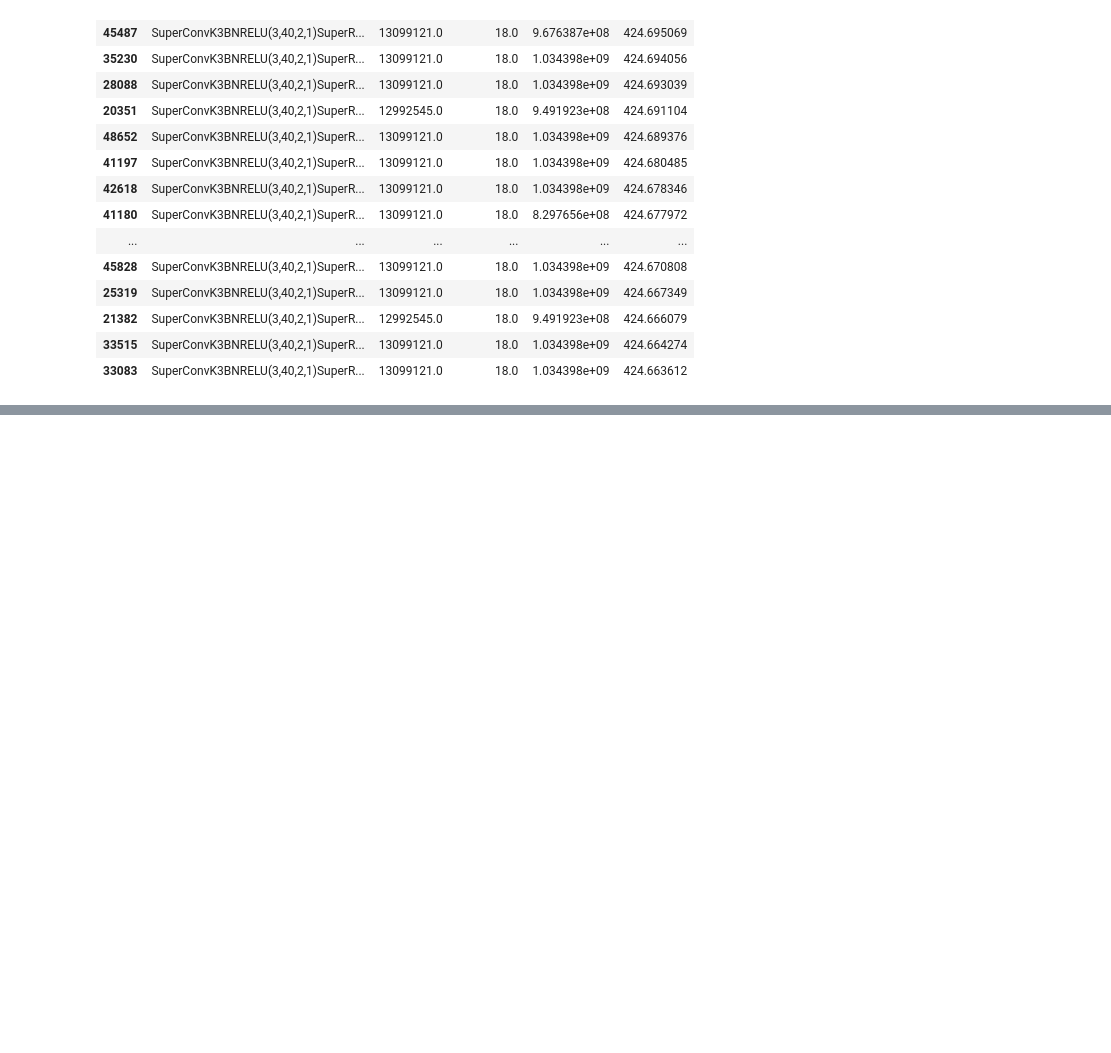
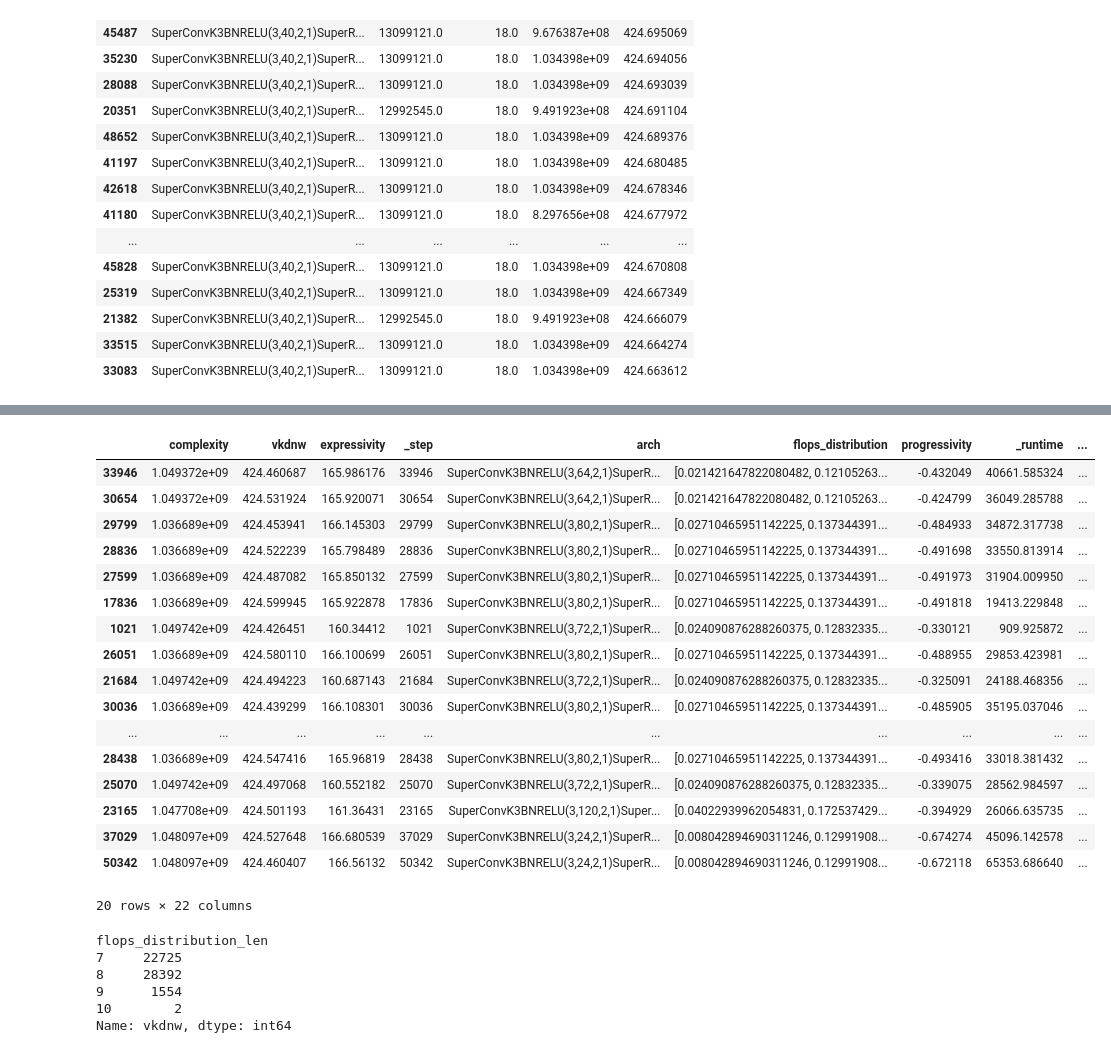
Before and after one commit to ondratybl/VKDNW, a Jupyter notebook: NB201/tss_choose_best.ipynb, the cells around one changed output, grey strips where cells are left out. Drawn from its saved outputs; the diff is of its cells as text; code cells hidden in the pictures; blank space fills up the shorter version.

```diff
--- a/NB201/tss_choose_best.ipynb
+++ b/NB201/tss_choose_best.ipynb
@@ -1278,0 +1375,21 @@ run[['net_str', 'model_size', 'num_layers', 'flops', 'score']].sort_values('scor
+# %%
+run_temp.sort_values('az_nas', ascending=False).head(20) # 'SuperConvK3BNRELU(3,64,2,1)SuperResIDWE1K7(64,48,2,72,1)SuperResIDWE1K7(48,160,2,96,2)SuperResIDWE4K3(160,160,2,96,5)SuperResIDWE4K7(160,288,2,232,4)SuperResIDWE1K7(288,240,1,344,4)SuperConvK1BNRELU(240,2048,1,1) # VKDNW_expert_b
+# %% [output]
+|  | complexity | vkdnw | expressivity | _step | arch | flops_distribution | progressivity | _runtime | ... |
+| 33946 | 1.049372e+09 | 424.460687 | 165.986176 | 33946 | SuperConvK3BNRELU(3,64,2,1)SuperR... | [0.021421647822080482, 0.12105263... | -0.432049 | 40661.585324 | ... |
+| 30654 | 1.049372e+09 | 424.531924 | 165.920071 | 30654 | SuperConvK3BNRELU(3,64,2,1)SuperR... | [0.021421647822080482, 0.12105263... | -0.424799 | 36049.285788 | ... |
+| 29799 | 1.036689e+09 | 424.453941 | 166.145303 | 29799 | SuperConvK3BNRELU(3,80,2,1)SuperR... | [0.02710465951142225, 0.137344391... | -0.484933 | 34872.317738 | ... |
+| 28836 | 1.036689e+09 | 424.522239 | 165.798489 | 28836 | SuperConvK3BNRELU(3,80,2,1)SuperR... | [0.02710465951142225, 0.137344391... | -0.491698 | 33550.813914 | ... |
+| 27599 | 1.036689e+09 | 424.487082 | 165.850132 | 27599 | SuperConvK3BNRELU(3,80,2,1)SuperR... | [0.02710465951142225, 0.137344391... | -0.491973 | 31904.009950 | ... |
+| 17836 | 1.036689e+09 | 424.599945 | 165.922878 | 17836 | SuperConvK3BNRELU(3,80,2,1)SuperR... | [0.02710465951142225, 0.137344391... | -0.491818 | 19413.229848 | ... |
+| 1021 | 1.049742e+09 | 424.426451 | 160.34412 | 1021 | SuperConvK3BNRELU(3,72,2,1)SuperR... | [0.024090876288260375, 0.12832335... | -0.330121 | 909.925872 | ... |
+| 26051 | 1.036689e+09 | 424.580110 | 166.100699 | 26051 | SuperConvK3BNRELU(3,80,2,1)SuperR... | [0.02710465951142225, 0.137344391... | -0.488955 | 29853.423981 | ... |
+| 21684 | 1.049742e+09 | 424.494223 | 160.687143 | 21684 | SuperConvK3BNRELU(3,72,2,1)SuperR... | [0.024090876288260375, 0.12832335... | -0.325091 | 24188.468356 | ... |
+| 30036 | 1.036689e+09 | 424.439299 | 166.108301 | 30036 | SuperConvK3BNRELU(3,80,2,1)SuperR... | [0.02710465951142225, 0.137344391... | -0.485905 | 35195.037046 | ... |
+| ... | ... | ... | ... | ... | ... | ... | ... | ... | ... |
+| 28438 | 1.036689e+09 | 424.547416 | 165.96819 | 28438 | SuperConvK3BNRELU(3,80,2,1)SuperR... | [0.02710465951142225, 0.137344391... | -0.493416 | 33018.381432 | ... |
+| 25070 | 1.049742e+09 | 424.497068 | 160.552182 | 25070 | SuperConvK3BNRELU(3,72,2,1)SuperR... | [0.024090876288260375, 0.12832335... | -0.339075 | 28562.984597 | ... |
+| 23165 | 1.047708e+09 | 424.501193 | 161.36431 | 23165 | SuperConvK3BNRELU(3,120,2,1)Super... | [0.04022939962054831, 0.172537429... | -0.394929 | 26066.635735 | ... |
+| 37029 | 1.048097e+09 | 424.527648 | 166.680539 | 37029 | SuperConvK3BNRELU(3,24,2,1)SuperR... | [0.008042894690311246, 0.12991908... | -0.674274 | 45096.142578 | ... |
+| 50342 | 1.048097e+09 | 424.460407 | 166.56132 | 50342 | SuperConvK3BNRELU(3,24,2,1)SuperR... | [0.008042894690311246, 0.12991908... | -0.672118 | 65353.686640 | ... |
+20 rows × 22 columns
@@ -1278,0 +1409,10 @@ run[['net_str', 'model_size', 'num_layers', 'flops', 'score']].sort_values('scor
+# %%
+run['flops_distribution_len'] = [len(a) for a in run['flops_distribution']]
+run.groupby('flops_distribution_len')['vkdnw'].count()
+# %% [output]
+flops_distribution_len
+7     22725
+8     28392
+9      1554
+10        2
+Name: vkdnw, dtype: int64
```
Also changed, not shown: parts of 17 cells of this notebook, 5 other files.
